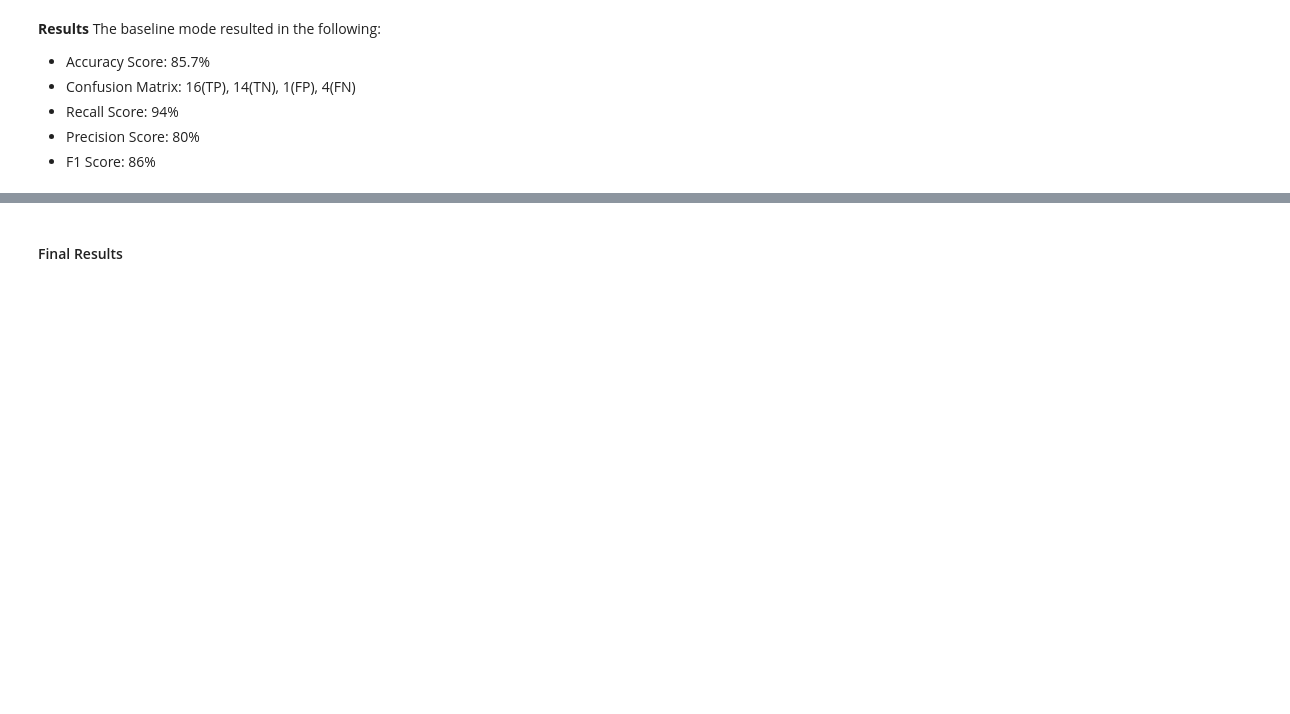
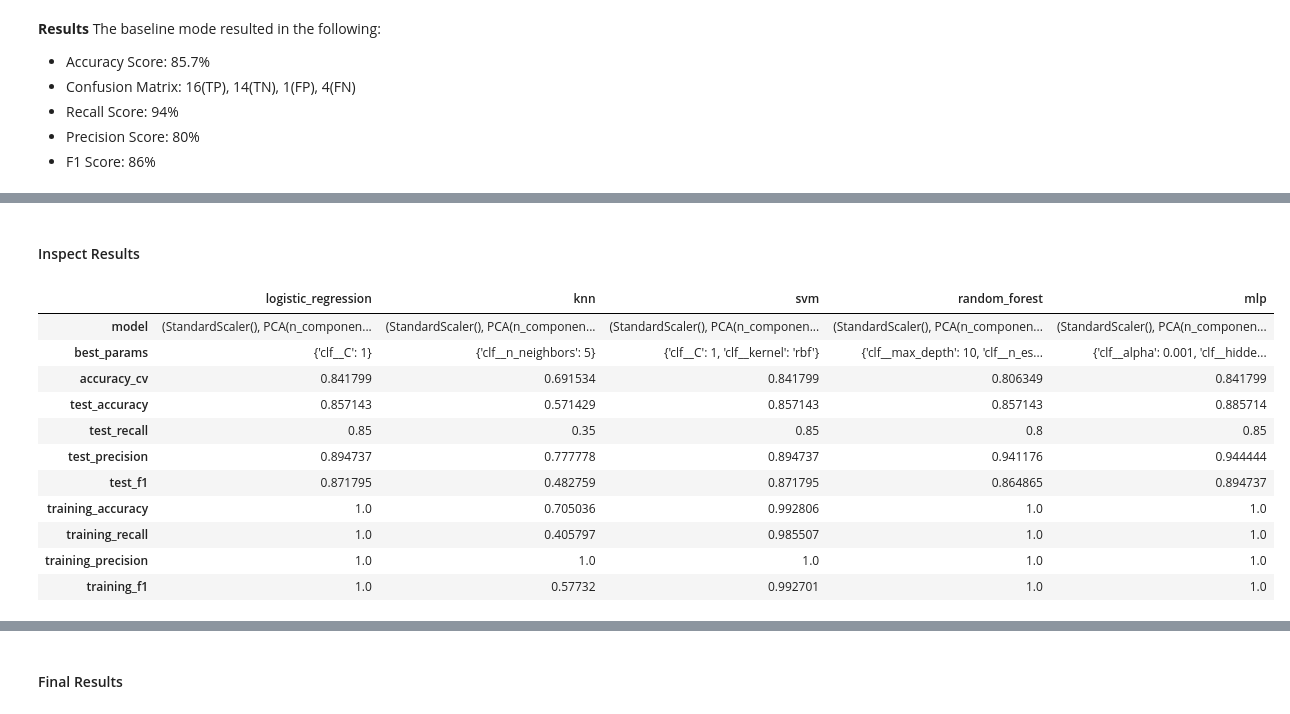
Before and after one commit to HJensen1017/alzheimers-detection, a Jupyter notebook: main.ipynb, the cells around one changed output, grey strips where cells are left out. Drawn from its saved outputs; the diff is of its cells as text; code cells hidden in the pictures; blank space fills up the shorter version.

```diff
--- a/main.ipynb
+++ b/main.ipynb
@@ -168,0 +173,31 @@ The baseline mode resulted in the following:
+# %%
+# Define models to train
+models = {
+    "logistic_regression": LogisticRegression(max_iter=1000),
+    "knn": KNeighborsClassifier(),
+    "svm": SVC(),
+    "random_forest": RandomForestClassifier(),
+    "mlp": MLPClassifier(max_iter=1000, )
+}
+
+# Define parameters to fine-tune
+param_grids = {
+    "logistic_regression": {
+        "clf__C": [0.1, 1, 10],
+    },
+    "knn": {
+        "clf__n_neighbors": [3, 5, 7],
+    },
+    "svm": {
+        "clf__C": [0.1, 1, 10],
+        "clf__kernel": ["linear", "rbf"],
+    },
+    "random_forest": {
+        "clf__n_estimators": [100, 200],
+        "clf__max_depth": [None, 10, 20]
+    },
+    "mlp": {
+        "clf__hidden_layer_sizes": [(50,), (100,)],
+        "clf__alpha": [0.0001, 0.001]
+    }
+}
@@ -168,0 +255,18 @@ The baseline mode resulted in the following:
+# %% [markdown]
+#### Inspect Results
+# %%
+df_results = pd.DataFrame(results)
+df_results
+# %% [output]
+|  | logistic_regression | knn | svm | random_forest | mlp |
+| model | (StandardScaler(), PCA(n_componen... | (StandardScaler(), PCA(n_componen... | (StandardScaler(), PCA(n_componen... | (StandardScaler(), PCA(n_componen... | (StandardScaler(), PCA(n_componen... |
+| best_params | {'clf__C': 1} | {'clf__n_neighbors': 5} | {'clf__C': 1, 'clf__kernel': 'rbf'} | {'clf__max_depth': 10, 'clf__n_es... | {'clf__alpha': 0.001, 'clf__hidde... |
+| accuracy_cv | 0.841799 | 0.691534 | 0.841799 | 0.806349 | 0.841799 |
+| test_accuracy | 0.857143 | 0.571429 | 0.857143 | 0.857143 | 0.885714 |
+| test_recall | 0.85 | 0.35 | 0.85 | 0.8 | 0.85 |
+| test_precision | 0.894737 | 0.777778 | 0.894737 | 0.941176 | 0.944444 |
+| test_f1 | 0.871795 | 0.482759 | 0.871795 | 0.864865 | 0.894737 |
+| training_accuracy | 1.0 | 0.705036 | 0.992806 | 1.0 | 1.0 |
+| training_recall | 1.0 | 0.405797 | 0.985507 | 1.0 | 1.0 |
+| training_precision | 1.0 | 1.0 | 1.0 | 1.0 | 1.0 |
+| training_f1 | 1.0 | 0.57732 | 0.992701 | 1.0 | 1.0 |
```
Also changed, not shown: parts of 9 cells of this notebook.
